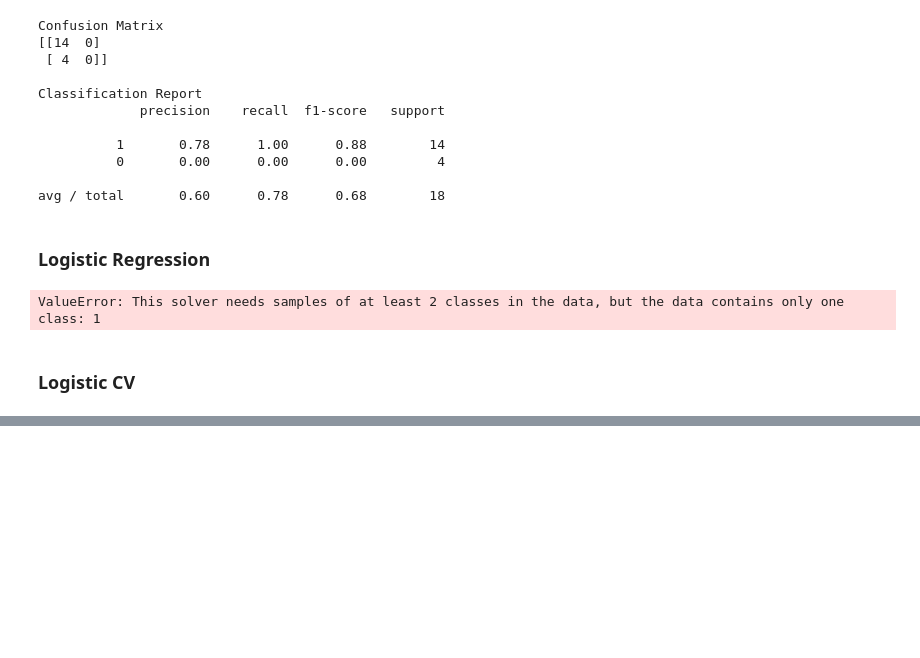
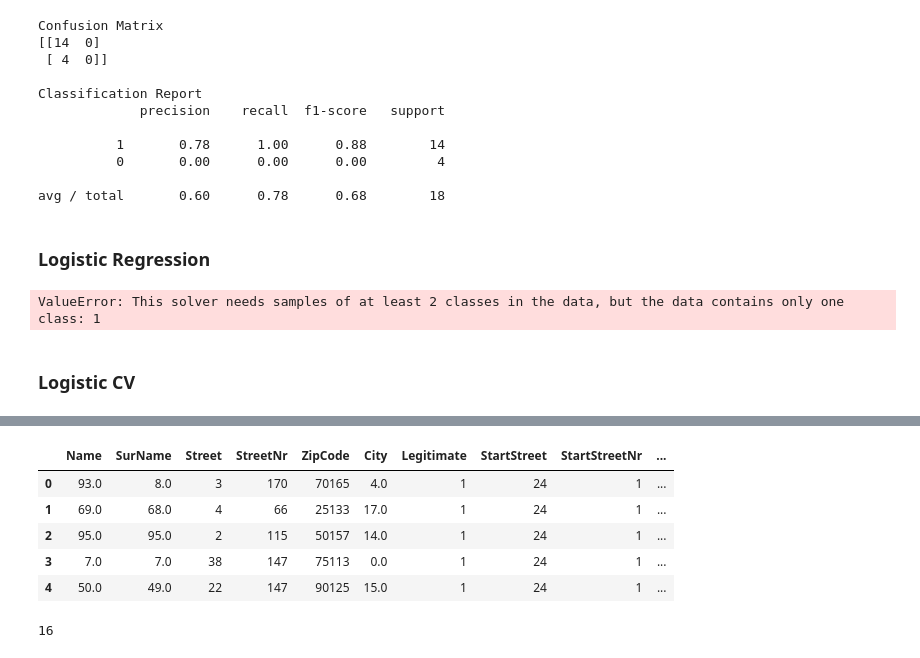
Before and after one commit to AiLogisticsTeam2017/ArtInt, a Jupyter notebook: Algorithms/Algorithms.ipynb, the cells around one changed output, grey strips where cells are left out. Drawn from its saved outputs; the diff is of its cells as text; code cells hidden in the pictures; blank space fills up the shorter version.

```diff
--- a/Algorithms/Algorithms.ipynb
+++ b/Algorithms/Algorithms.ipynb
@@ -358,0 +362,15 @@ print(metrics.classification_report(y_test, lr_cv_predict_test, labels = [1, 0])
+# %%
+dfd = pd.read_csv("../LogisticsSimulation/DataFame10kEncoded")
+# %%
+dfd.head()
+# %% [output]
+|  | Name | SurName | Street | StreetNr | ZipCode | City | Legitimate | StartStreet | StartStreetNr | ... |
+| 0 | 93.0 | 8.0 | 3 | 170 | 70165 | 4.0 | 1 | 24 | 1 | ... |
+| 1 | 69.0 | 68.0 | 4 | 66 | 25133 | 17.0 | 1 | 24 | 1 | ... |
+| 2 | 95.0 | 95.0 | 2 | 115 | 50157 | 14.0 | 1 | 24 | 1 | ... |
+| 3 | 7.0 | 7.0 | 38 | 147 | 75113 | 0.0 | 1 | 24 | 1 | ... |
+| 4 | 50.0 | 49.0 | 22 | 147 | 90125 | 15.0 | 1 | 24 | 1 | ... |
+# %%
+print(len(dfd.index))
+# %% [output]
+16
```
Also changed, not shown: parts of 1 cell of this notebook, 19 other files.
